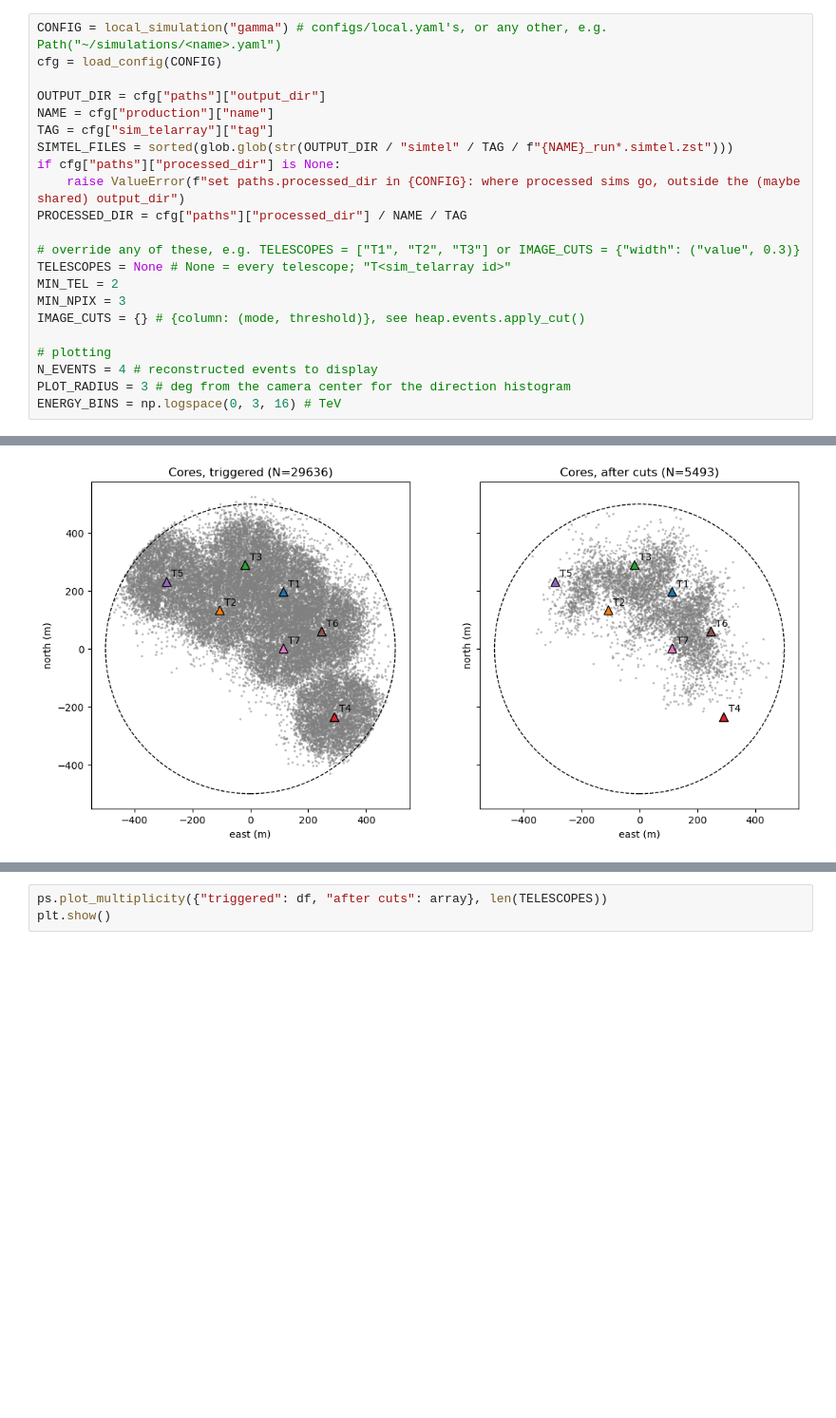
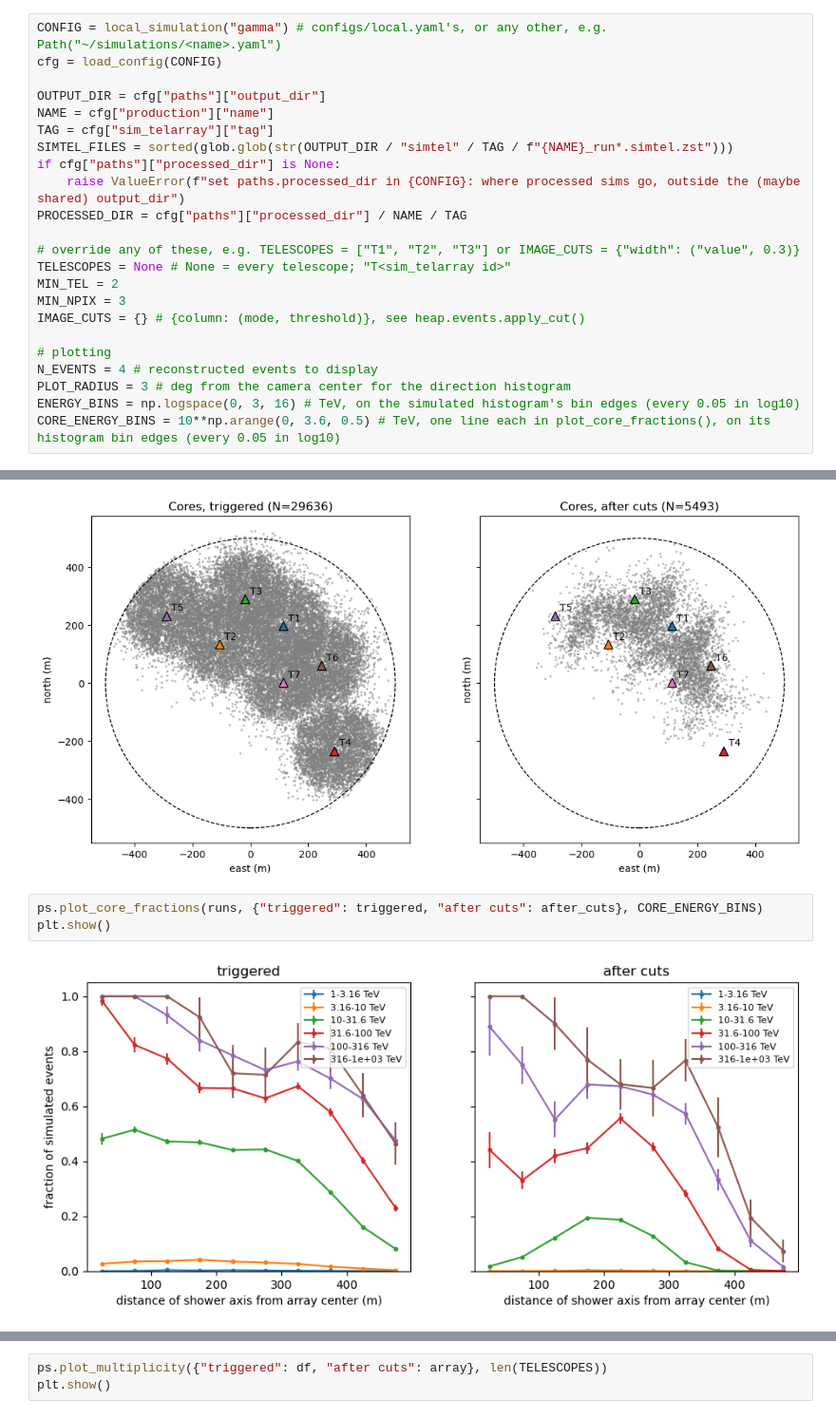
Before and after one commit to panoseti/PANOSETI-High-Energy-Analysis-Pipeline, a Jupyter notebook: simulation_tools/notebooks/explore_sims.ipynb, the cells around one changed output, grey strips where cells are left out. Shown at 95% size. Cells and saved outputs as stored; diff of their text form; blank space fills up the shorter version.

```diff
--- a/simulation_tools/notebooks/explore_sims.ipynb
+++ b/simulation_tools/notebooks/explore_sims.ipynb
@@ -51,7 +51,8 @@ IMAGE_CUTS = {} # {column: (mode, threshold)}, see heap.events.apply_cut()
 # plotting
 N_EVENTS = 4 # reconstructed events to display
 PLOT_RADIUS = 3 # deg from the camera center for the direction histogram
-ENERGY_BINS = np.logspace(0, 3, 16) # TeV
+ENERGY_BINS = np.logspace(0, 3, 16) # TeV, on the simulated histogram's bin edges (every 0.05 in log10)
+CORE_ENERGY_BINS = 10**np.arange(0, 3.6, 0.5) # TeV, one line each in plot_core_fractions(), on its histogram bin edges (every 0.05 in log10)
 # %%
 runs = ps.run_table(SIMTEL_FILES)
 if TELESCOPES is None:
@@ -104,6 +105,11 @@ ps.plot_cores(runs, {"triggered": triggered, "after cuts": after_cuts}, colors=C
 plt.show()
 # %% [output]
 [figure]
+# %%
+ps.plot_core_fractions(runs, {"triggered": triggered, "after cuts": after_cuts}, CORE_ENERGY_BINS)
+plt.show()
+# %% [output]
+[figure, added]
 # %% [markdown]
 # Energy and multiplicity
 Energies of the simulated, triggered (any telescope of `TELESCOPES` with an image) and kept (after cuts) events, then
```
Also changed, not shown: parts of 3 cells of this notebook, 4 other files.
